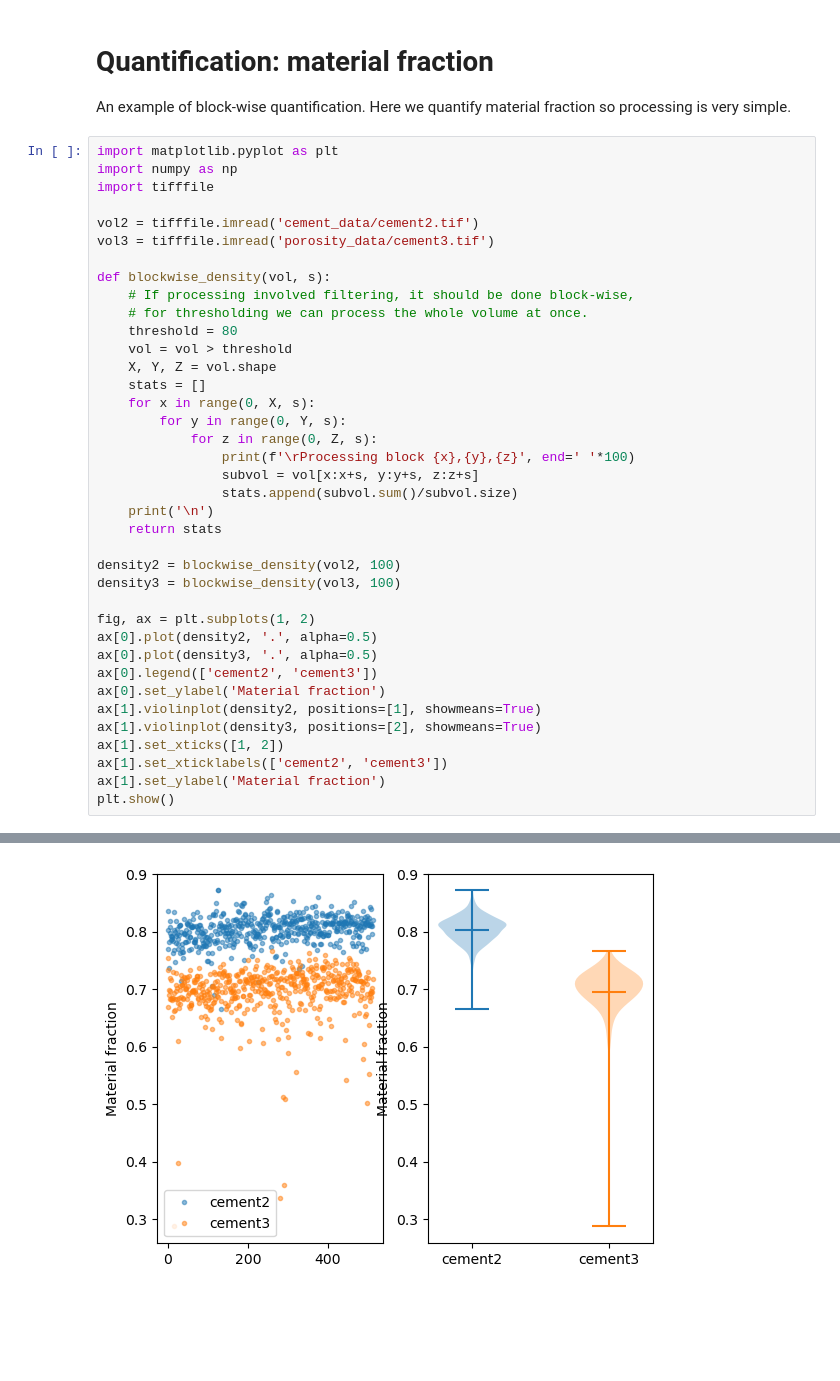
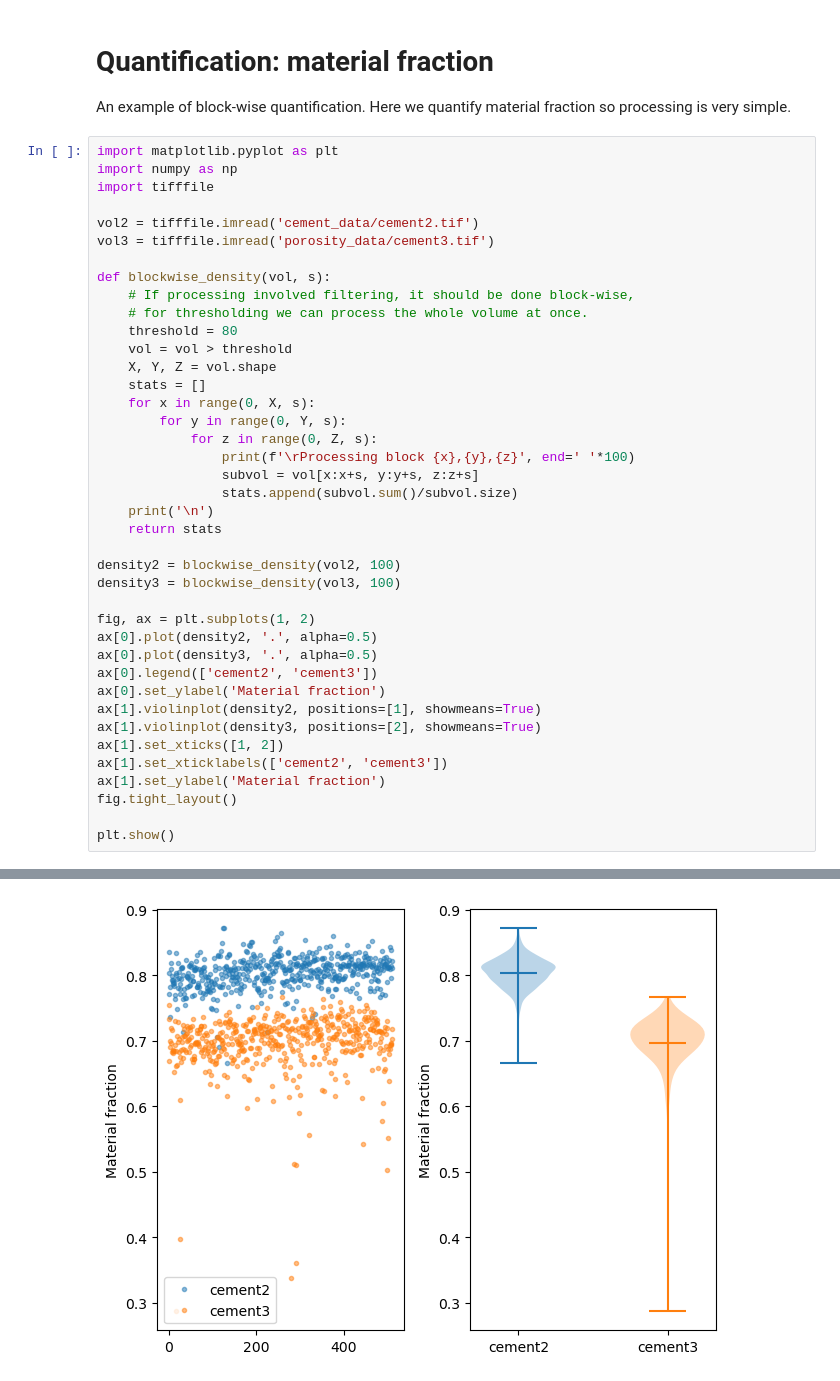
Before and after one commit to vedranaa/teaching-notebooks, a Jupyter notebook: 02510_quantification_material_fraction.ipynb, the cells around one changed output, grey strips where cells are left out. Cells and saved outputs as stored; diff of their text form; blank space fills up the shorter version.

```diff
--- a/02510_quantification_material_fraction.ipynb
+++ b/02510_quantification_material_fraction.ipynb
@@ -17,31 +17,33 @@ def blockwise_density(vol, s):
     vol = vol > threshold
     X, Y, Z = vol.shape
     stats = []
     for x in range(0, X, s):
         for y in range(0, Y, s):
             for z in range(0, Z, s):
                 print(f'\rProcessing block {x},{y},{z}', end=' '*100)
                 subvol = vol[x:x+s, y:y+s, z:z+s]
                 stats.append(subvol.sum()/subvol.size)
     print('\n')
     return stats
 
 density2 = blockwise_density(vol2, 100)
 density3 = blockwise_density(vol3, 100)
 
 fig, ax = plt.subplots(1, 2)
 ax[0].plot(density2, '.', alpha=0.5)
 ax[0].plot(density3, '.', alpha=0.5)
 ax[0].legend(['cement2', 'cement3'])
 ax[0].set_ylabel('Material fraction')
 ax[1].violinplot(density2, positions=[1], showmeans=True)
 ax[1].violinplot(density3, positions=[2], showmeans=True)
 ax[1].set_xticks([1, 2])
 ax[1].set_xticklabels(['cement2', 'cement3'])
 ax[1].set_ylabel('Material fraction')
+fig.tight_layout()
+
 plt.show()
 # %% [output]
 Processing block 700,700,700
 
 Processing block 700,700,700
-[figure, old version]
+[figure, new version]
```
Also changed, not shown: 1 other file.
